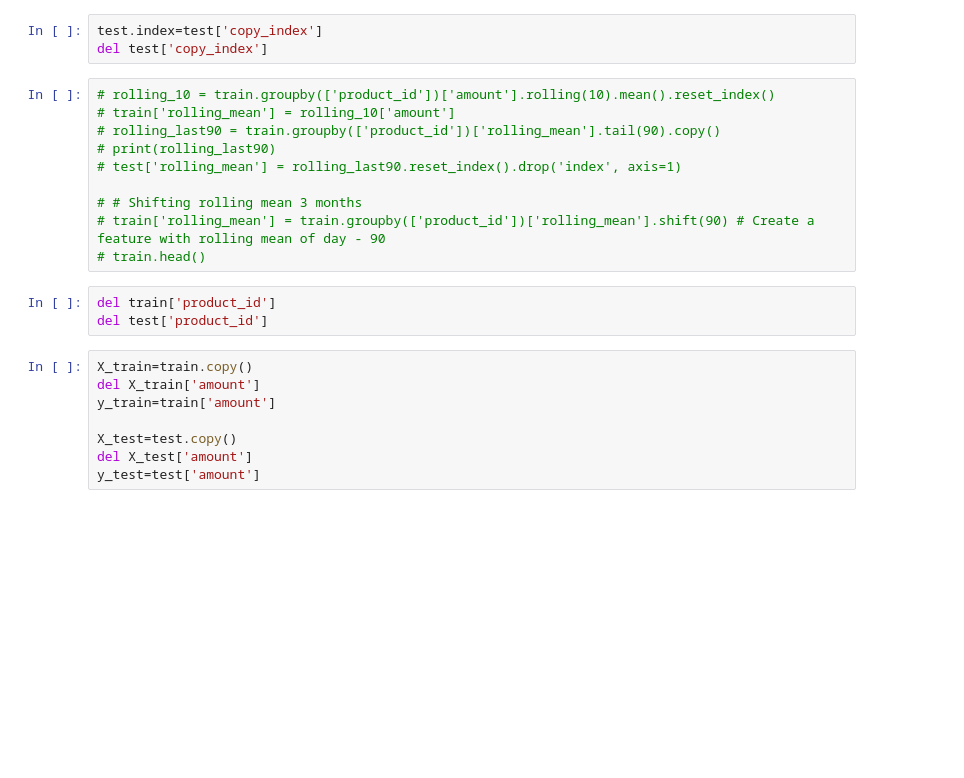
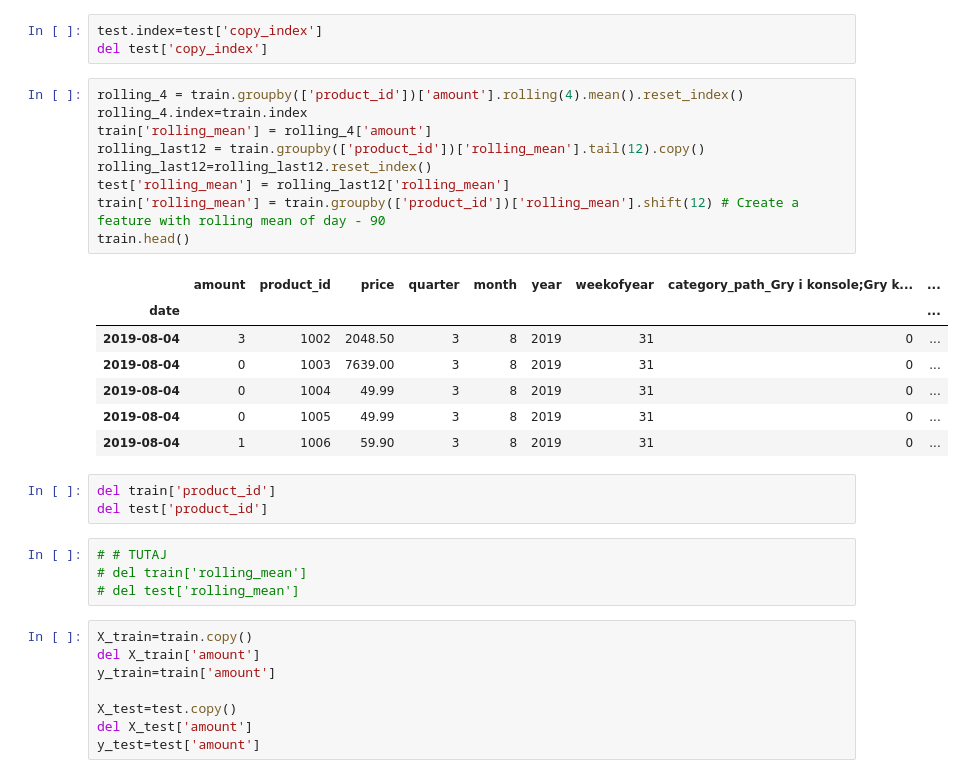
Before and after one commit to vladkyr/ium-21z, a Jupyter notebook: notebooks/new_xgboost.ipynb, the cells around one changed output. Cells and saved outputs as stored; diff of their text form; blank space fills up the shorter version.

```diff
--- a/notebooks/new_xgboost.ipynb
+++ b/notebooks/new_xgboost.ipynb
@@ -175,19 +174,30 @@ test
 # %%
 test.index=test['copy_index']
 del test['copy_index']
-# %%
-# rolling_10 = train.groupby(['product_id'])['amount'].rolling(10).mean().reset_index()
-# train['rolling_mean'] = rolling_10['amount']
-# rolling_last90 = train.groupby(['product_id'])['rolling_mean'].tail(90).copy()
-# print(rolling_last90)
-# test['rolling_mean'] = rolling_last90.reset_index().drop('index', axis=1)
-
-# # Shifting rolling mean 3 months
-# train['rolling_mean'] = train.groupby(['product_id'])['rolling_mean'].shift(90) # Create a feature with rolling mean of day - 90
-# train.head()
+# %%
+rolling_4 = train.groupby(['product_id'])['amount'].rolling(4).mean().reset_index()
+rolling_4.index=train.index
+train['rolling_mean'] = rolling_4['amount']
+rolling_last12 = train.groupby(['product_id'])['rolling_mean'].tail(12).copy()
+rolling_last12=rolling_last12.reset_index()
+test['rolling_mean'] = rolling_last12['rolling_mean']
+train['rolling_mean'] = train.groupby(['product_id'])['rolling_mean'].shift(12) # Create a feature with rolling mean of day - 90
+train.head()
+# %% [output]
+|  | amount | product_id | price | quarter | month | year | weekofyear | category_path_Gry i konsole;Gry k... | ... |
+| date |  |  |  |  |  |  |  |  | ... |
+| 2019-08-04 | 3 | 1002 | 2048.50 | 3 | 8 | 2019 | 31 | 0 | ... |
+| 2019-08-04 | 0 | 1003 | 7639.00 | 3 | 8 | 2019 | 31 | 0 | ... |
+| 2019-08-04 | 0 | 1004 | 49.99 | 3 | 8 | 2019 | 31 | 0 | ... |
+| 2019-08-04 | 0 | 1005 | 49.99 | 3 | 8 | 2019 | 31 | 0 | ... |
+| 2019-08-04 | 1 | 1006 | 59.90 | 3 | 8 | 2019 | 31 | 0 | ... |
 # %%
 del train['product_id']
 del test['product_id']
+# %%
+# # TUTAJ
+# del train['rolling_mean']
+# del test['rolling_mean']
 # %%
 X_train=train.copy()
 del X_train['amount']
```
Also changed, not shown: parts of 8 cells of this notebook.
